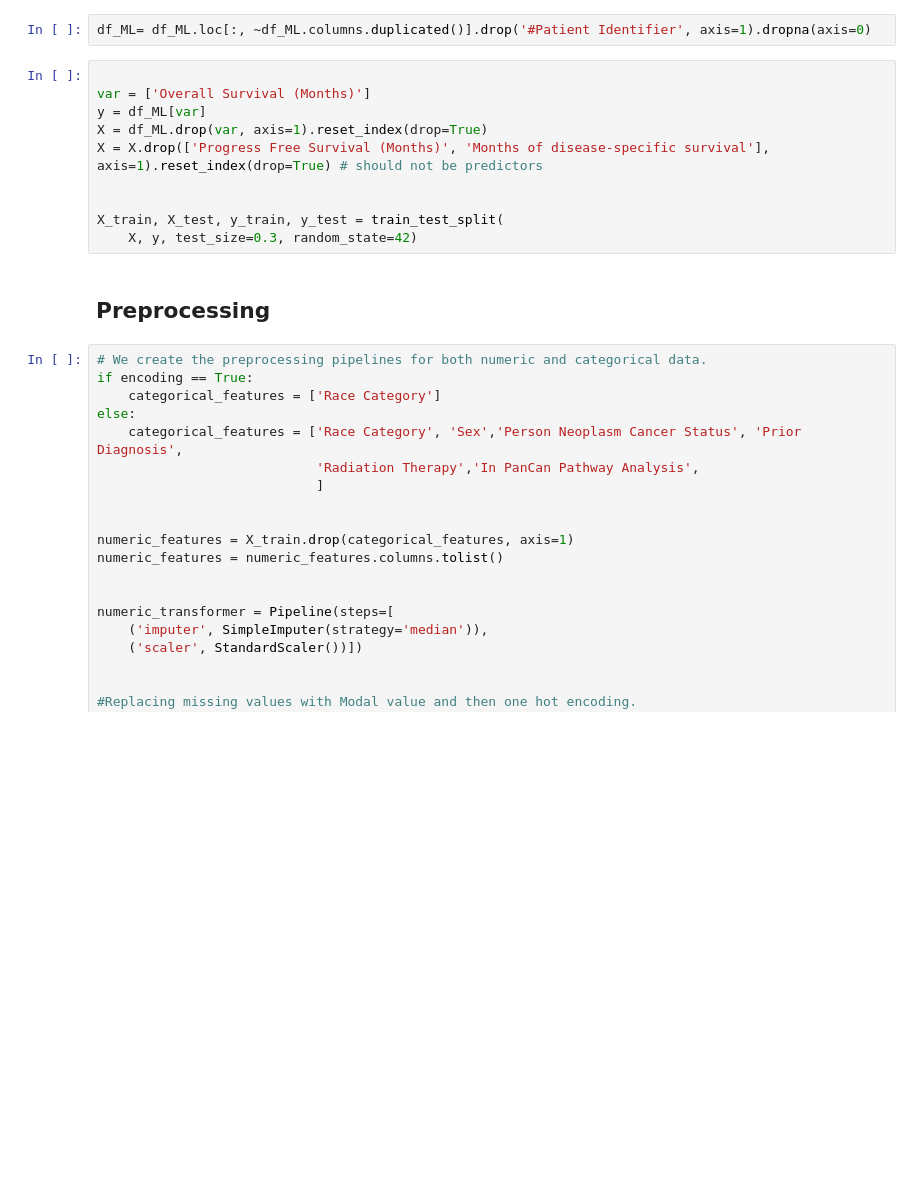
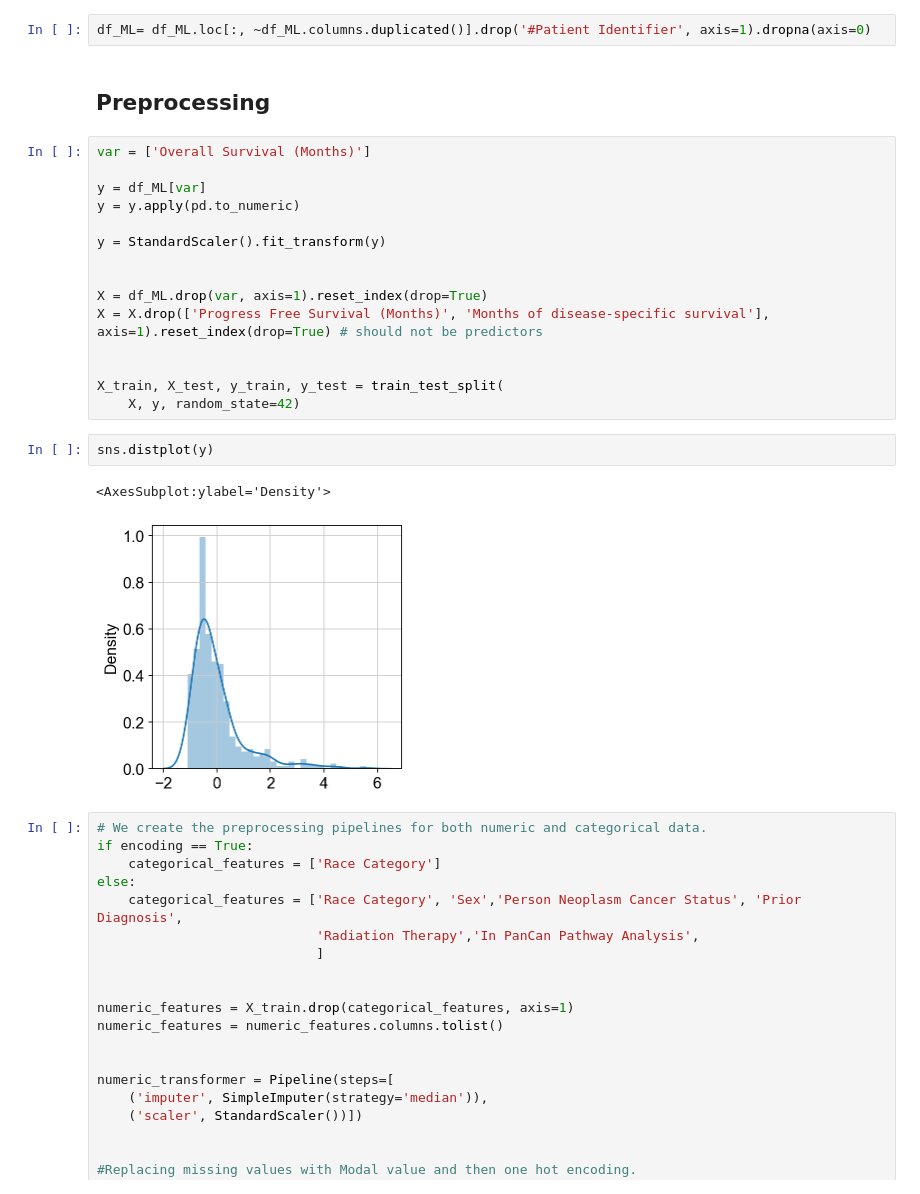
Before and after one commit to qmss5052/msk-2023, a Jupyter notebook: Survival analysis_ede2110.ipynb, the cells around one changed output. Cells and saved outputs as stored; diff of their text form; blank space fills up the shorter version.

```diff
--- a/Survival analysis_ede2110.ipynb
+++ b/Survival analysis_ede2110.ipynb
@@ -339,18 +340,28 @@ df_ML.head()
 5 rows × 20241 columns
 # %%
 df_ML= df_ML.loc[:, ~df_ML.columns.duplicated()].drop('#Patient Identifier', axis=1).dropna(axis=0)
-# %%
-
-var = ['Overall Survival (Months)']
-y = df_ML[var]
-X = df_ML.drop(var, axis=1).reset_index(drop=True)
-X = X.drop(['Progress Free Survival (Months)', 'Months of disease-specific survival'], axis=1).reset_index(drop=True) # should not be predictors
-
-
-X_train, X_test, y_train, y_test = train_test_split(
-    X, y, test_size=0.3, random_state=42)
 # %% [markdown]
 ## Preprocessing
+# %%
+var = ['Overall Survival (Months)']
+
+y = df_ML[var]
+y = y.apply(pd.to_numeric)
+
+y = StandardScaler().fit_transform(y)
+
+
+X = df_ML.drop(var, axis=1).reset_index(drop=True)
+X = X.drop(['Progress Free Survival (Months)', 'Months of disease-specific survival'], axis=1).reset_index(drop=True) # should not be predictors
+
+
+X_train, X_test, y_train, y_test = train_test_split(
+    X, y, random_state=42)
+# %%
+sns.distplot(y)
+# %% [output]
+<AxesSubplot:ylabel='Density'>
+[figure, added]
 # %%
 # We create the preprocessing pipelines for both numeric and categorical data.
 if encoding == True:
```
Also changed, not shown: parts of 7 cells of this notebook, 1 other file.
